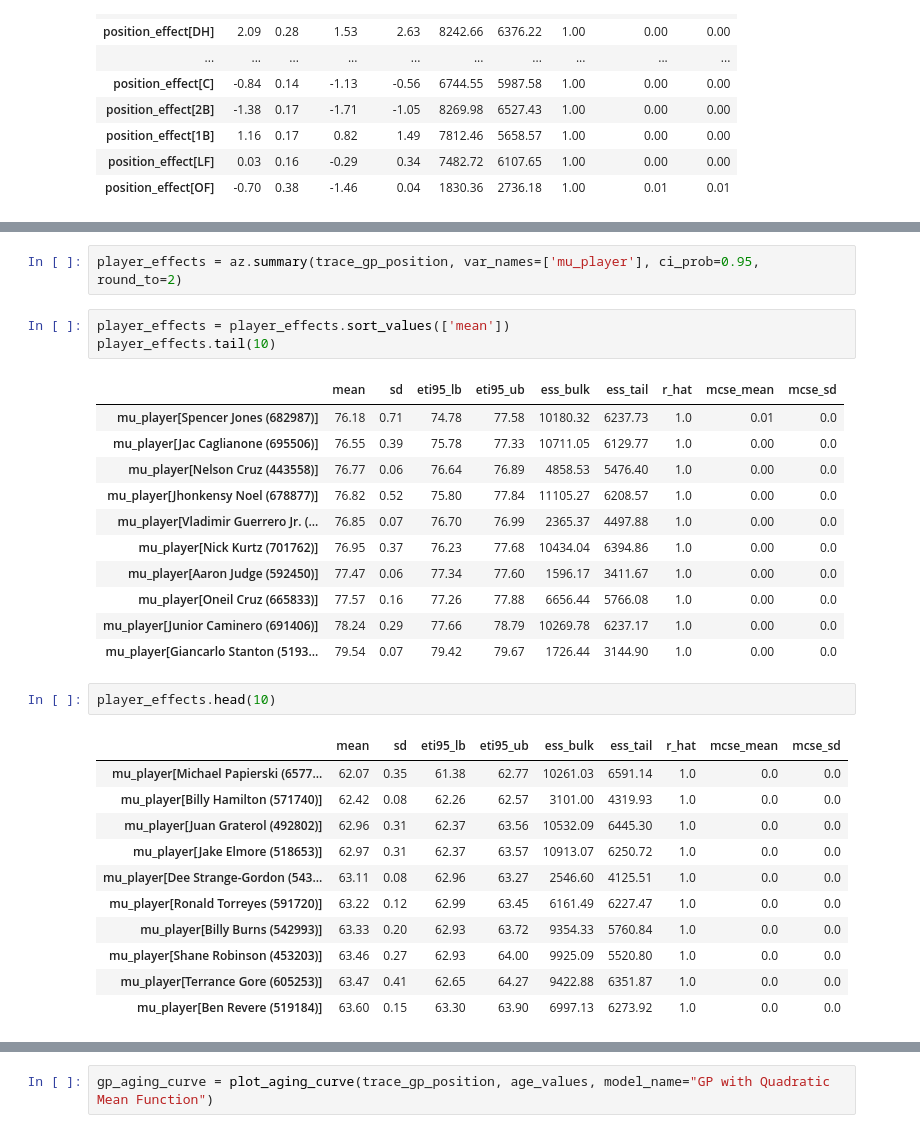
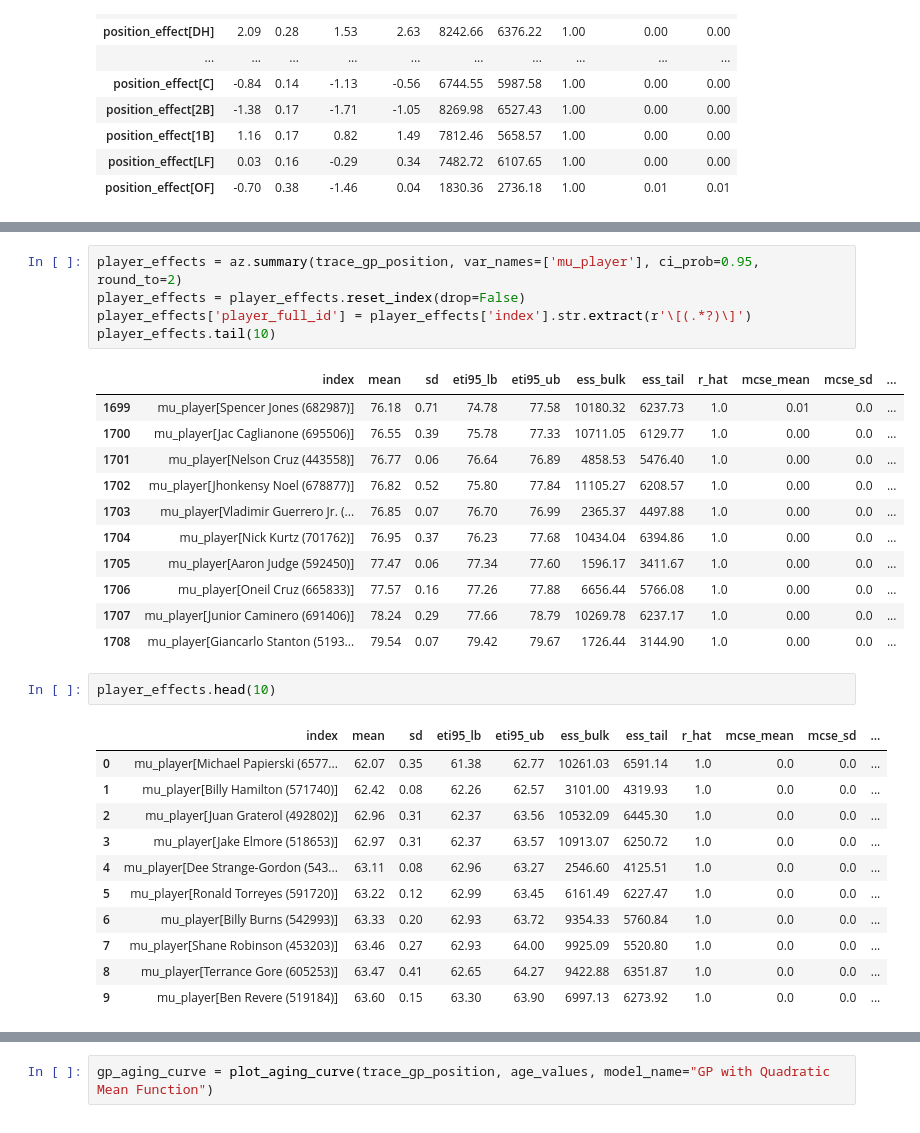
Before and after one commit to remmertjack/portfolio, a Jupyter notebook: batspeed/batspeed_monthly_model_final.ipynb, the cells around one changed output, grey strips where cells are left out. Drawn from its saved outputs; the diff is of its cells as text.

```diff
--- a/batspeed/batspeed_monthly_model_final.ipynb
+++ b/batspeed/batspeed_monthly_model_final.ipynb
@@ -424,31 +403,31 @@ plt.show()
-# %%
-player_effects = az.summary(trace_gp_position, var_names=['mu_player'], ci_prob=0.95, round_to=2)
 # %%
-player_effects = player_effects.sort_values(['mean'])
+player_effects = az.summary(trace_gp_position, var_names=['mu_player'], ci_prob=0.95, round_to=2)
+player_effects = player_effects.reset_index(drop=False)
+player_effects['player_full_id'] = player_effects['index'].str.extract(r'\[(.*?)\]')
 player_effects.tail(10)
 # %% [output]
-|  | mean | sd | eti95_lb | eti95_ub | ess_bulk | ess_tail | r_hat | mcse_mean | mcse_sd |
-| mu_player[Spencer Jones (682987)] | 76.18 | 0.71 | 74.78 | 77.58 | 10180.32 | 6237.73 | 1.0 | 0.01 | 0.0 |
-| mu_player[Jac Caglianone (695506)] | 76.55 | 0.39 | 75.78 | 77.33 | 10711.05 | 6129.77 | 1.0 | 0.00 | 0.0 |
-| mu_player[Nelson Cruz (443558)] | 76.77 | 0.06 | 76.64 | 76.89 | 4858.53 | 5476.40 | 1.0 | 0.00 | 0.0 |
-| mu_player[Jhonkensy Noel (678877)] | 76.82 | 0.52 | 75.80 | 77.84 | 11105.27 | 6208.57 | 1.0 | 0.00 | 0.0 |
-| mu_player[Vladimir Guerrero Jr. (... | 76.85 | 0.07 | 76.70 | 76.99 | 2365.37 | 4497.88 | 1.0 | 0.00 | 0.0 |
-| mu_player[Nick Kurtz (701762)] | 76.95 | 0.37 | 76.23 | 77.68 | 10434.04 | 6394.86 | 1.0 | 0.00 | 0.0 |
-| mu_player[Aaron Judge (592450)] | 77.47 | 0.06 | 77.34 | 77.60 | 1596.17 | 3411.67 | 1.0 | 0.00 | 0.0 |
-| mu_player[Oneil Cruz (665833)] | 77.57 | 0.16 | 77.26 | 77.88 | 6656.44 | 5766.08 | 1.0 | 0.00 | 0.0 |
-| mu_player[Junior Caminero (691406)] | 78.24 | 0.29 | 77.66 | 78.79 | 10269.78 | 6237.17 | 1.0 | 0.00 | 0.0 |
-| mu_player[Giancarlo Stanton (5193... | 79.54 | 0.07 | 79.42 | 79.67 | 1726.44 | 3144.90 | 1.0 | 0.00 | 0.0 |
+|  | index | mean | sd | eti95_lb | eti95_ub | ess_bulk | ess_tail | r_hat | mcse_mean | mcse_sd | ... |
+| 1699 | mu_player[Spencer Jones (682987)] | 76.18 | 0.71 | 74.78 | 77.58 | 10180.32 | 6237.73 | 1.0 | 0.01 | 0.0 | ... |
+| 1700 | mu_player[Jac Caglianone (695506)] | 76.55 | 0.39 | 75.78 | 77.33 | 10711.05 | 6129.77 | 1.0 | 0.00 | 0.0 | ... |
+| 1701 | mu_player[Nelson Cruz (443558)] | 76.77 | 0.06 | 76.64 | 76.89 | 4858.53 | 5476.40 | 1.0 | 0.00 | 0.0 | ... |
+| 1702 | mu_player[Jhonkensy Noel (678877)] | 76.82 | 0.52 | 75.80 | 77.84 | 11105.27 | 6208.57 | 1.0 | 0.00 | 0.0 | ... |
+| 1703 | mu_player[Vladimir Guerrero Jr. (... | 76.85 | 0.07 | 76.70 | 76.99 | 2365.37 | 4497.88 | 1.0 | 0.00 | 0.0 | ... |
+| 1704 | mu_player[Nick Kurtz (701762)] | 76.95 | 0.37 | 76.23 | 77.68 | 10434.04 | 6394.86 | 1.0 | 0.00 | 0.0 | ... |
+| 1705 | mu_player[Aaron Judge (592450)] | 77.47 | 0.06 | 77.34 | 77.60 | 1596.17 | 3411.67 | 1.0 | 0.00 | 0.0 | ... |
+| 1706 | mu_player[Oneil Cruz (665833)] | 77.57 | 0.16 | 77.26 | 77.88 | 6656.44 | 5766.08 | 1.0 | 0.00 | 0.0 | ... |
+| 1707 | mu_player[Junior Caminero (691406)] | 78.24 | 0.29 | 77.66 | 78.79 | 10269.78 | 6237.17 | 1.0 | 0.00 | 0.0 | ... |
+| 1708 | mu_player[Giancarlo Stanton (5193... | 79.54 | 0.07 | 79.42 | 79.67 | 1726.44 | 3144.90 | 1.0 | 0.00 | 0.0 | ... |
 # %%
 player_effects.head(10)
 # %% [output]
-|  | mean | sd | eti95_lb | eti95_ub | ess_bulk | ess_tail | r_hat | mcse_mean | mcse_sd |
-| mu_player[Michael Papierski (6577... | 62.07 | 0.35 | 61.38 | 62.77 | 10261.03 | 6591.14 | 1.0 | 0.0 | 0.0 |
-| mu_player[Billy Hamilton (571740)] | 62.42 | 0.08 | 62.26 | 62.57 | 3101.00 | 4319.93 | 1.0 | 0.0 | 0.0 |
-| mu_player[Juan Graterol (492802)] | 62.96 | 0.31 | 62.37 | 63.56 | 10532.09 | 6445.30 | 1.0 | 0.0 | 0.0 |
-| mu_player[Jake Elmore (518653)] | 62.97 | 0.31 | 62.37 | 63.57 | 10913.07 | 6250.72 | 1.0 | 0.0 | 0.0 |
-| mu_player[Dee Strange-Gordon (543... | 63.11 | 0.08 | 62.96 | 63.27 | 2546.60 | 4125.51 | 1.0 | 0.0 | 0.0 |
-| mu_player[Ronald Torreyes (591720)] | 63.22 | 0.12 | 62.99 | 63.45 | 6161.49 | 6227.47 | 1.0 | 0.0 | 0.0 |
-| mu_player[Billy Burns (542993)] | 63.33 | 0.20 | 62.93 | 63.72 | 9354.33 | 5760.84 | 1.0 | 0.0 | 0.0 |
-| mu_player[Shane Robinson (453203)] | 63.46 | 0.27 | 62.93 | 64.00 | 9925.09 | 5520.80 | 1.0 | 0.0 | 0.0 |
-| mu_player[Terrance Gore (605253)] | 63.47 | 0.41 | 62.65 | 64.27 | 9422.88 | 6351.87 | 1.0 | 0.0 | 0.0 |
-| mu_player[Ben Revere (519184)] | 63.60 | 0.15 | 63.30 | 63.90 | 6997.13 | 6273.92 | 1.0 | 0.0 | 0.0 |
+|  | index | mean | sd | eti95_lb | eti95_ub | ess_bulk | ess_tail | r_hat | mcse_mean | mcse_sd | ... |
+| 0 | mu_player[Michael Papierski (6577... | 62.07 | 0.35 | 61.38 | 62.77 | 10261.03 | 6591.14 | 1.0 | 0.0 | 0.0 | ... |
+| 1 | mu_player[Billy Hamilton (571740)] | 62.42 | 0.08 | 62.26 | 62.57 | 3101.00 | 4319.93 | 1.0 | 0.0 | 0.0 | ... |
+| 2 | mu_player[Juan Graterol (492802)] | 62.96 | 0.31 | 62.37 | 63.56 | 10532.09 | 6445.30 | 1.0 | 0.0 | 0.0 | ... |
+| 3 | mu_player[Jake Elmore (518653)] | 62.97 | 0.31 | 62.37 | 63.57 | 10913.07 | 6250.72 | 1.0 | 0.0 | 0.0 | ... |
+| 4 | mu_player[Dee Strange-Gordon (543... | 63.11 | 0.08 | 62.96 | 63.27 | 2546.60 | 4125.51 | 1.0 | 0.0 | 0.0 | ... |
+| 5 | mu_player[Ronald Torreyes (591720)] | 63.22 | 0.12 | 62.99 | 63.45 | 6161.49 | 6227.47 | 1.0 | 0.0 | 0.0 | ... |
+| 6 | mu_player[Billy Burns (542993)] | 63.33 | 0.20 | 62.93 | 63.72 | 9354.33 | 5760.84 | 1.0 | 0.0 | 0.0 | ... |
+| 7 | mu_player[Shane Robinson (453203)] | 63.46 | 0.27 | 62.93 | 64.00 | 9925.09 | 5520.80 | 1.0 | 0.0 | 0.0 | ... |
+| 8 | mu_player[Terrance Gore (605253)] | 63.47 | 0.41 | 62.65 | 64.27 | 9422.88 | 6351.87 | 1.0 | 0.0 | 0.0 | ... |
+| 9 | mu_player[Ben Revere (519184)] | 63.60 | 0.15 | 63.30 | 63.90 | 6997.13 | 6273.92 | 1.0 | 0.0 | 0.0 | ... |
```
Also changed, not shown: parts of 19 cells of this notebook.
